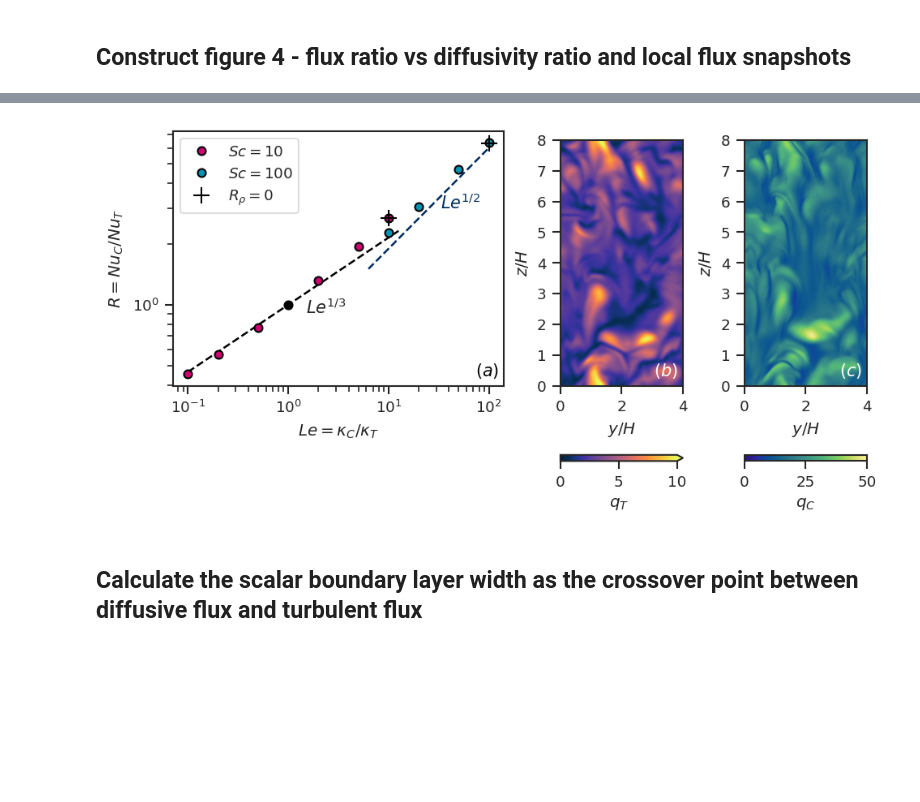
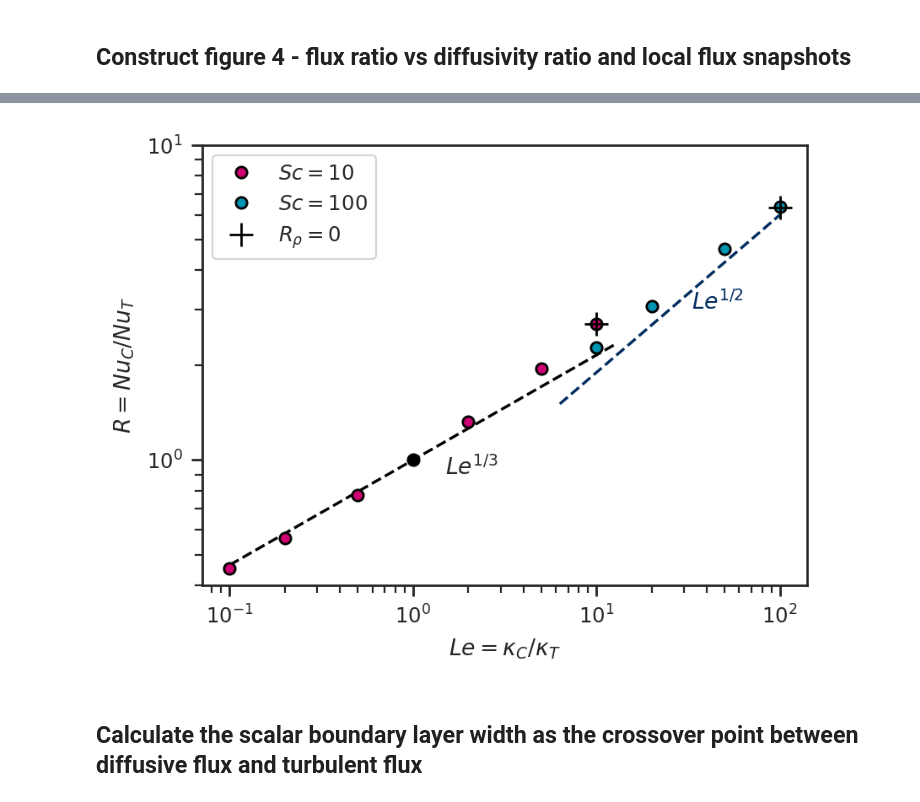
Before and after one commit to chowland/open_DDVC_data, a Jupyter notebook: fig4_5_6_fluxes_BLs_and_diffusivity.ipynb, the cells around one changed output, grey strips where cells are left out. Saved outputs shown, nothing was run; the diff lists cells and outputs as text; code cells hidden in the pictures; blank space fills up the shorter version.

Commit message:
remove planes from fig 4

```diff
--- a/fig4_5_6_fluxes_BLs_and_diffusivity.ipynb
+++ b/fig4_5_6_fluxes_BLs_and_diffusivity.ipynb
@@ -149,64 +153,68 @@ for Sc in dfp.Sc.unique():
 # %%
 # Create a numpy variable for the Lewis number and the flux ratio
 Sc = np.array(Sc_list)
 Pr = np.array(Pr_list)
 Le = Sc/Pr
 R = np.array(NuS_list)/np.array(NuT_list)
 
 # Create the figure with 3 subplots, appropriately spaced
 fig, ax = plt.subplots(
-    1,3,
-    figsize=(6.4,3.2), constrained_layout=True, dpi=150,
-    gridspec_kw={"width_ratios": [2.7,1,1]}
+    1,1,#3,
+#     figsize=(6.4,3.2),
+    figsize=(4.2,3.2),
+    constrained_layout=True, dpi=200,
+#     gridspec_kw={"width_ratios": [2.7,1,1]}
 )
 
 # Plot some dashed lines as example scaling relations
 xx = 10**np.linspace(-1,1.1,50)
-ax[0].plot(xx, xx**(1/3), 'k--')
+ax.plot(xx, xx**(1/3), 'k--')
 xx = 10**np.linspace(0.8,2,50)
-ax[0].plot(xx, 0.6*xx**(1/2), '--', color="C3")
-ax[0].annotate('${Le}^{1/3}$', (1.5,0.9))
-ax[0].annotate('${Le}^{1/2}$', (33,3), color="C3")
+ax.plot(xx, 0.6*xx**(1/2), '--', color="C3")
+ax.annotate('${Le}^{1/3}$', (1.5,0.9))
+ax.annotate('${Le}^{1/2}$', (33,3), color="C3")
 
 # Plot the majority of the flux ratio data (active temperature cases)
-ax[0].loglog(Le[Sc==10], R[Sc==10], 'o', color="C1", markeredgecolor='k', label="$Sc=10$")
-ax[0].loglog(Le[Sc==100], R[Sc==100], 'o', color="C4", markeredgecolor='k', label="$Sc=100$")
+ax.loglog(Le[Sc==10], R[Sc==10], 'o', color="C1", markeredgecolor='k', label="$Sc=10$")
+ax.loglog(Le[Sc==100], R[Sc==100], 'o', color="C4", markeredgecolor='k', label="$Sc=100$")
 
 # Plot the passive scalar cases as crosses
-ax[0].loglog(10, 1/Rp[0], '+', color="None", markeredgecolor='k', label=r"$R_\rho=0$", markersize=10)
-ax[0].loglog(100, 1/Rp[1], '+', color="None", markeredgecolor='k', markersize=10)
+ax.loglog(10, 1/Rp[0], '+', color="None", markeredgecolor='k', label=r"$R_\rho=0$", markersize=10)
+ax.loglog(100, 1/Rp[1], '+', color="None", markeredgecolor='k', markersize=10)
 
 # Plot the theoretically certain crossover point at R=1, Le=1
-ax[0].loglog(1, 1, 'ko')
+ax.loglog(1, 1, 'ko')
 
 # Add axis labels and legend
-ax[0].set_xlabel("$Le=\kappa_C/\kappa_T$")
-ax[0].set_ylabel("$R=Nu_C/Nu_T$")
-ax[0].legend()
+ax.set_xlabel("$Le=\kappa_C/\kappa_T$")
+ax.set_ylabel("$R=Nu_C/Nu_T$")
+ax.legend()
 
-# Plot planes of local scalar flux
-iT = ax[1].imshow(qT.T, extent=[0,4,0,8], cmap='cmo.thermal', vmin=0, vmax=10)
-iC = ax[2].imshow(qC.T, extent=[0,4,0,8], cmap='cmo.haline', vmin=0, vmax=50)
+# # Plot planes of local scalar flux
+# iT = ax[1].imshow(qT.T, extent=[0,4,0,8], cmap='cmo.thermal', vmin=0, vmax=10)
+# iC = ax[2].imshow(qC.T, extent=[0,4,0,8], cmap='cmo.haline', vmin=0, vmax=50)
 
-# Add axis labels to plane snaphots
-for a in ax[1:]:
-    a.set_xlabel('$y/H$')
-    a.set_ylabel("$z/H$")
+# # Add axis labels to plane snaphots
+# for a in ax[1:]:
+#     a.set_xlabel('$y/H$')
+#     a.set_ylabel("$z/H$")
 
-# Add colorbars
-fig.colorbar(iT, ax=ax[1], orientation='horizontal', label="$q_T$", pad=0.05, extend='max')
-fig.colorbar(iC, ax=ax[2], orientation='horizontal', label="$q_C$", pad=0.05)
+# # Add colorbars
+# fig.colorbar(iT, ax=ax[1], orientation='horizontal', label="$q_T$", pad=0.05, extend='max')
+# fig.colorbar(iC, ax=ax[2], orientation='horizontal', label="$q_C$", pad=0.05)
 
-# Add panel labels to lower right corners
-anno_br(ax[0], "$(a)$")
-anno_br(ax[1], "$(b)$", color='w')
-anno_br(ax[2], "$(c)$", color='w')
+# # Add panel labels to lower right corners
+# anno_br(ax[0], "$(a)$")
+# anno_br(ax[1], "$(b)$", color='w')
+# anno_br(ax[2], "$(c)$", color='w')
+
+ax.set_ylim([4e-1,1e1])
 
 # Save the figure
-# fig.savefig("flux_ratio.pdf", dpi=300)#, transparent=True)
+fig.savefig("flux_ratio_solo.pdf", dpi=300)#, transparent=True)
 plt.show()
 # %% [output]
-[figure, old version]
+[figure, new version]
 # %% [markdown]
 ## Calculate the scalar boundary layer width as the crossover point between diffusive flux and turbulent flux
 # %% [markdown]
```
Also changed, not shown: parts of 2 cells of this notebook.
